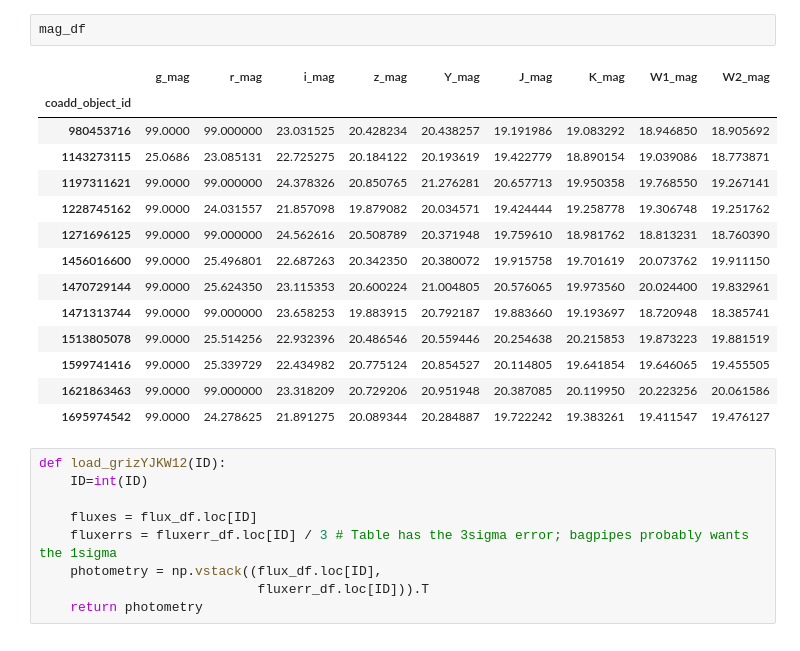
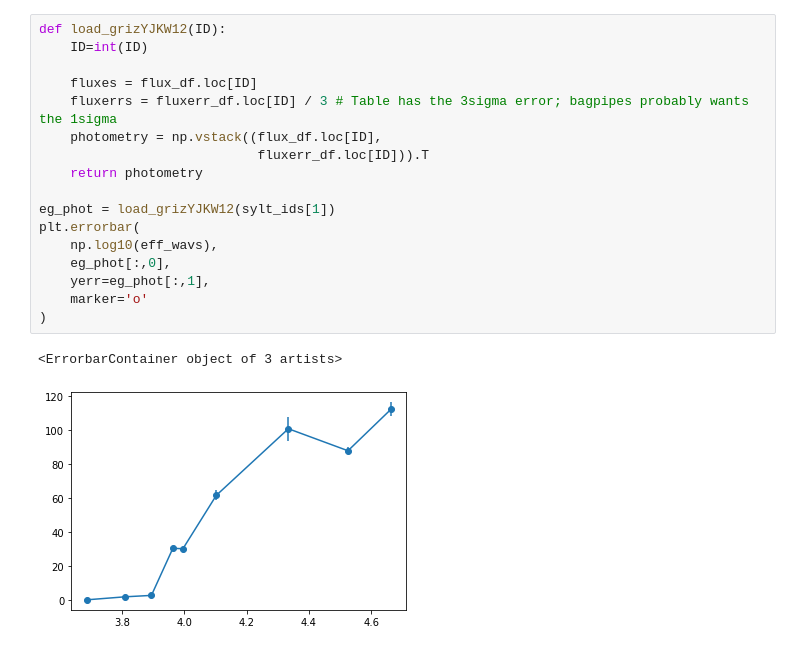
Before and after one commit to xbyrne/glq_mpia, a Jupyter notebook: sed_fitting/bagpipes/quasar_galaxy_fit.ipynb, the cells around one changed output. Cells and saved outputs as stored; diff of their text form.

```diff
--- a/sed_fitting/bagpipes/quasar_galaxy_fit.ipynb
+++ b/sed_fitting/bagpipes/quasar_galaxy_fit.ipynb
@@ -53,26 +69,20 @@ fluxerr_df = df[[f'{band}_fluxerr' for band in band_names]]
-# %%
-mag_df
-# %% [output]
-|  | g_mag | r_mag | i_mag | z_mag | Y_mag | J_mag | K_mag | W1_mag | W2_mag |
-| coadd_object_id |  |  |  |  |  |  |  |  |  |
-| 980453716 | 99.0000 | 99.000000 | 23.031525 | 20.428234 | 20.438257 | 19.191986 | 19.083292 | 18.946850 | 18.905692 |
-| 1143273115 | 25.0686 | 23.085131 | 22.725275 | 20.184122 | 20.193619 | 19.422779 | 18.890154 | 19.039086 | 18.773871 |
-| 1197311621 | 99.0000 | 99.000000 | 24.378326 | 20.850765 | 21.276281 | 20.657713 | 19.950358 | 19.768550 | 19.267141 |
-| 1228745162 | 99.0000 | 24.031557 | 21.857098 | 19.879082 | 20.034571 | 19.424444 | 19.258778 | 19.306748 | 19.251762 |
-| 1271696125 | 99.0000 | 99.000000 | 24.562616 | 20.508789 | 20.371948 | 19.759610 | 18.981762 | 18.813231 | 18.760390 |
-| 1456016600 | 99.0000 | 25.496801 | 22.687263 | 20.342350 | 20.380072 | 19.915758 | 19.701619 | 20.073762 | 19.911150 |
-| 1470729144 | 99.0000 | 25.624350 | 23.115353 | 20.600224 | 21.004805 | 20.576065 | 19.973560 | 20.024400 | 19.832961 |
-| 1471313744 | 99.0000 | 99.000000 | 23.658253 | 19.883915 | 20.792187 | 19.883660 | 19.193697 | 18.720948 | 18.385741 |
-| 1513805078 | 99.0000 | 25.514256 | 22.932396 | 20.486546 | 20.559446 | 20.254638 | 20.215853 | 19.873223 | 19.881519 |
-| 1599741416 | 99.0000 | 25.339729 | 22.434982 | 20.775124 | 20.854527 | 20.114805 | 19.641854 | 19.646065 | 19.455505 |
-| 1621863463 | 99.0000 | 99.000000 | 23.318209 | 20.729206 | 20.951948 | 20.387085 | 20.119950 | 20.223256 | 20.061586 |
-| 1695974542 | 99.0000 | 24.278625 | 21.891275 | 20.089344 | 20.284887 | 19.722242 | 19.383261 | 19.411547 | 19.476127 |
 # %%
 def load_grizYJKW12(ID):
     ID=int(ID)
 
     fluxes = flux_df.loc[ID]
     fluxerrs = fluxerr_df.loc[ID] / 3 # Table has the 3sigma error; bagpipes probably wants the 1sigma
     photometry = np.vstack((flux_df.loc[ID],
                             fluxerr_df.loc[ID])).T
     return photometry
+
+eg_phot = load_grizYJKW12(sylt_ids[1])
+plt.errorbar(
+    np.log10(eff_wavs),
+    eg_phot[:,0],
+    yerr=eg_phot[:,1],
+    marker='o'
+)
+# %% [output]
+<ErrorbarContainer object of 3 artists>
+[figure, added]
```
Also changed, not shown: parts of 16 cells of this notebook.
